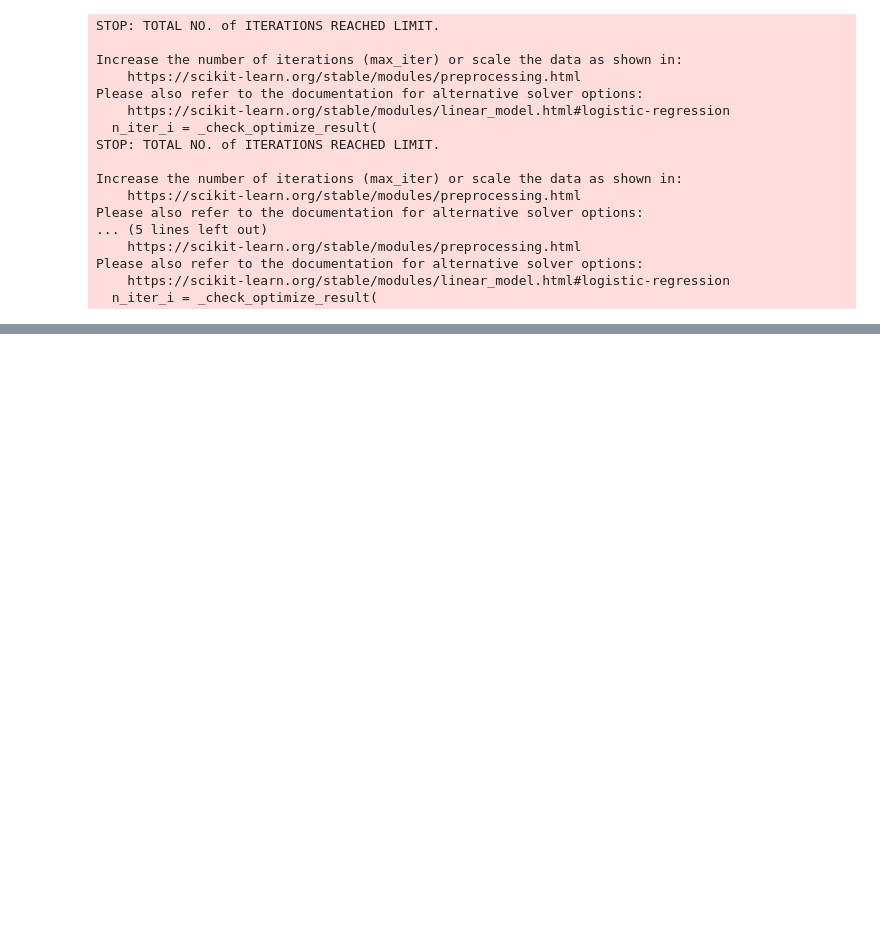
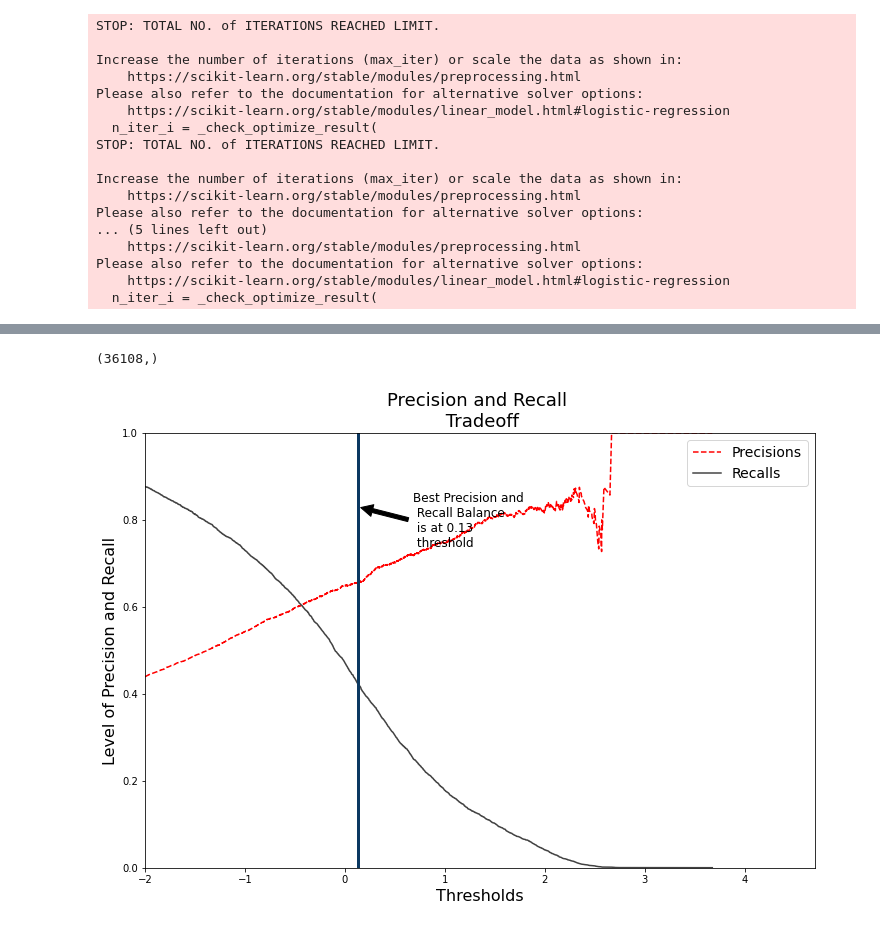
Before and after one commit to emilio-desousa/product_subscription, a Jupyter notebook: notebooks/test_models.ipynb, the cells around one changed output, grey strips where cells are left out. Saved outputs shown, nothing was run; the diff lists cells and outputs as text; code cells hidden in the pictures; blank space fills up the shorter version.

```diff
--- a/notebooks/test_models.ipynb
+++ b/notebooks/test_models.ipynb
@@ -150,0 +276,4 @@ ModuleNotFoundError: No module named 'xgboost'
+# %%
+y_scores = cross_val_predict(grad_clf, X_train, y_train, cv=3, method="decision_function")
+neural_y_scores = cross_val_predict(neural_clf, X_train, y_train, cv=3, method="predict_proba")
+naives_y_scores = cross_val_predict(log_reg, X_train, y_train, cv=3, method="predict_proba")
@@ -150,0 +298,30 @@ ModuleNotFoundError: No module named 'xgboost'
+# %%
+y_scores.shape
+# %% [output]
+(36108,)
+# %%
+from sklearn.metrics import precision_recall_curve
+
+precisions, recalls, threshold = precision_recall_curve(y_train, y_scores)
+# %%
+def precision_recall_curve(precisions, recalls, thresholds):
+    fig, ax = plt.subplots(figsize=(12,8))
+    plt.plot(thresholds, precisions[:-1], "r--", label="Precisions")
+    plt.plot(thresholds, recalls[:-1], "#424242", label="Recalls")
+    plt.title("Precision and Recall \n Tradeoff", fontsize=18)
+    plt.ylabel("Level of Precision and Recall", fontsize=16)
+    plt.xlabel("Thresholds", fontsize=16)
+    plt.legend(loc="best", fontsize=14)
+    plt.xlim([-2, 4.7])
+    plt.ylim([0, 1])
+    plt.axvline(x=0.13, linewidth=3, color="#0B3861")
+    plt.annotate('Best Precision and \n Recall Balance \n is at 0.13 \n threshold ', xy=(0.13, 0.83), xytext=(55, -40),
+             textcoords="offset points",
+            arrowprops=dict(facecolor='black', shrink=0.05),
+                fontsize=12,
+                color='k')
+
+precision_recall_curve(precisions, recalls, threshold)
+plt.show()
+# %% [output]
+[figure, added]
```
Also changed, not shown: parts of 18 cells of this notebook, 6 other files.
